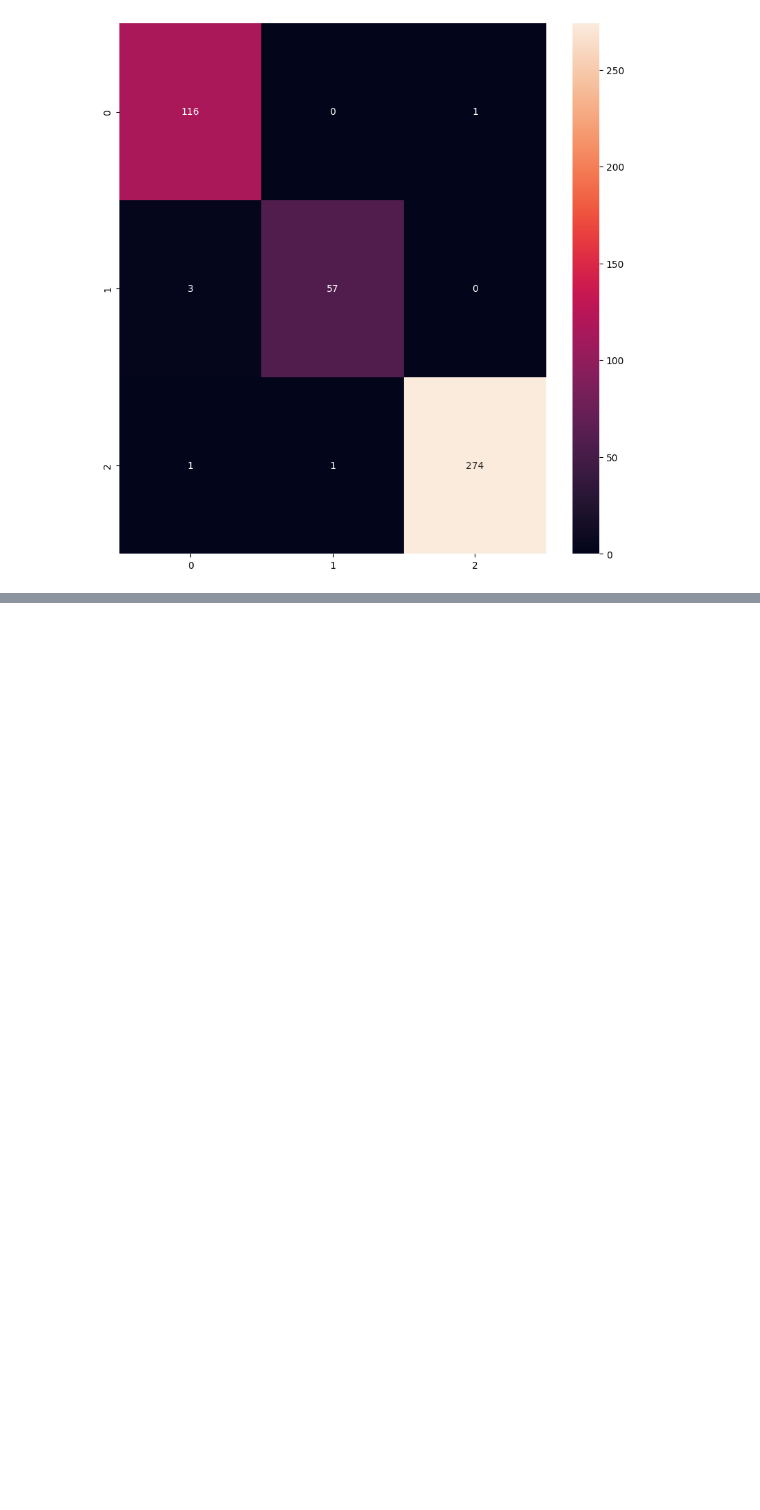
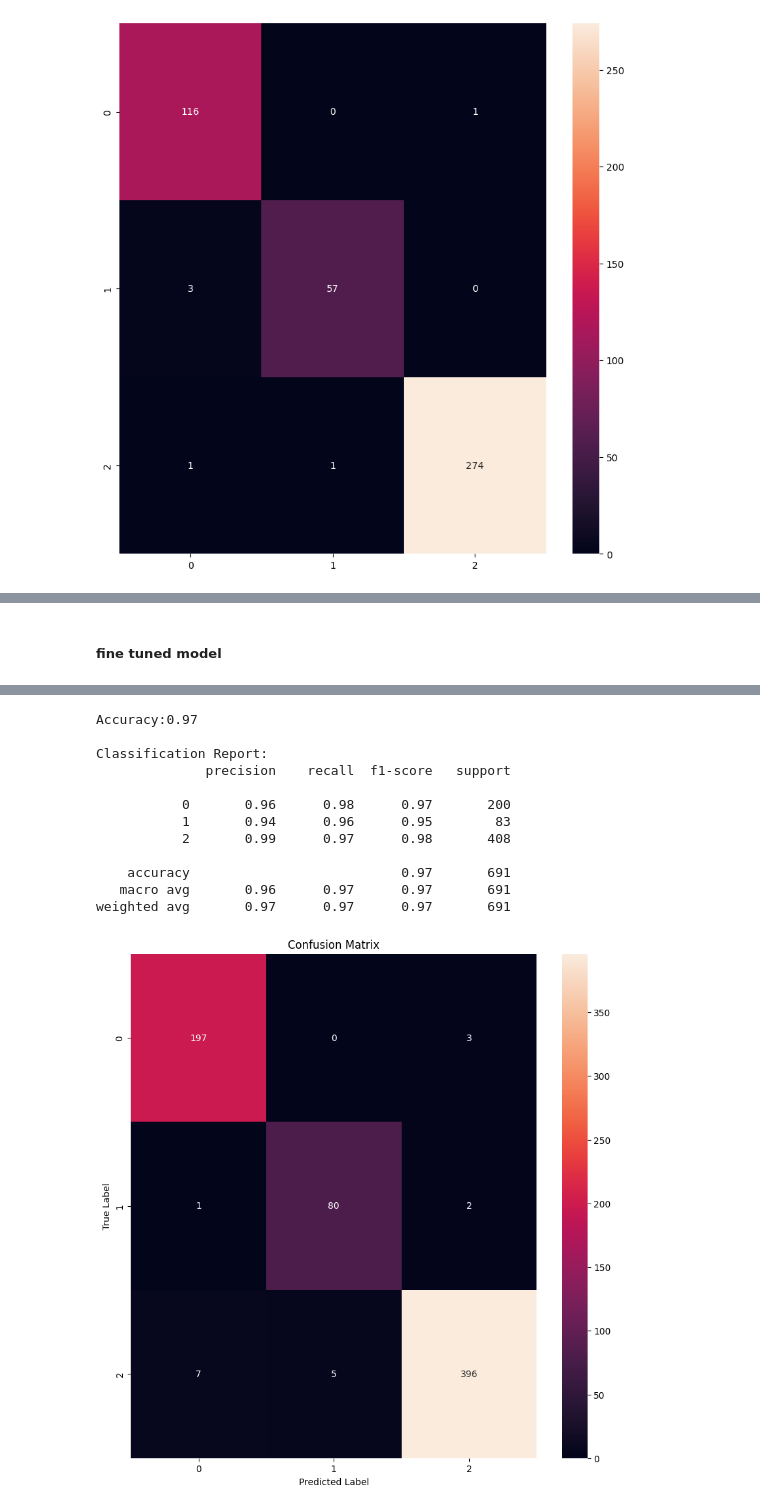
Before and after one commit to aaivu/In21-S7-CS4681-AML-Research-Projects, a Jupyter notebook: projects/210574A-Financial-AI_Algorithmic-Trading/src/notebooks/finbert_training.ipynb, the cells around one changed output, grey strips where cells are left out. Drawn from its saved outputs; the diff is of its cells as text; code cells hidden in the pictures; blank space fills up the shorter version.

```diff
--- a/projects/210574A-Financial-AI_Algorithmic-Trading/src/notebooks/finbert_training.ipynb
+++ b/projects/210574A-Financial-AI_Algorithmic-Trading/src/notebooks/finbert_training.ipynb
@@ -429,0 +362,2 @@ Here is another example
+# %%
+cl_data_path = project_dir/'data'/'sentiment_data'/'75_agree'
@@ -429,0 +387,34 @@ Here is another example
+# %% [markdown]
+##### fine tuned model
+# %%
+test_data = finbert.get_data('test')
+results = finbert.evaluate(examples=test_data, model=trained_model)
+
+
+
+import matplotlib.pyplot as plt
+import seaborn as sns
+from sklearn.metrics import confusion_matrix, classification_report
+
+def report(df, cols=['label','prediction','logits']):
+    #print('Validation loss:{0:.2f}'.format(metrics['best_validation_loss']))
+    # cs = CrossEntropyLoss(weight=model.class_weights)
+    # print("Loss:{0:.2f}".format(loss))
+    print("Accuracy:{0:.2f}".format((df[cols[0]] == df[cols[1]]).sum() / df.shape[0]) )
+    print("\nClassification Report:")
+    y_true = df[cols[0]]
+    y_pred = df[cols[1]]
+    print(classification_report(y_true, y_pred))
+    plt.figure(figsize=(10, 10))
+    sns.heatmap(confusion_matrix(y_true, y_pred), annot=True, fmt='d')
+    plt.title('Confusion Matrix')
+    plt.ylabel('True Label')
+    plt.xlabel('Predicted Label')
+    plt.show()
+
+
+
+results['prediction'] = results.predictions.apply(lambda x: np.argmax(x,axis=0))
+
+report(results,cols=['labels','prediction','predictions'])
+# %% [output]
@@ -429,0 +435,13 @@ Here is another example
+Accuracy:0.97
+
+Classification Report:
+              precision    recall  f1-score   support
+
+           0       0.96      0.98      0.97       200
+           1       0.94      0.96      0.95        83
+           2       0.99      0.97      0.98       408
+
+    accuracy                           0.97       691
+   macro avg       0.96      0.97      0.97       691
+weighted avg       0.97      0.97      0.97       691
+[figure, added]
```
Also changed, not shown: parts of 41 cells of this notebook, 11 other files.
